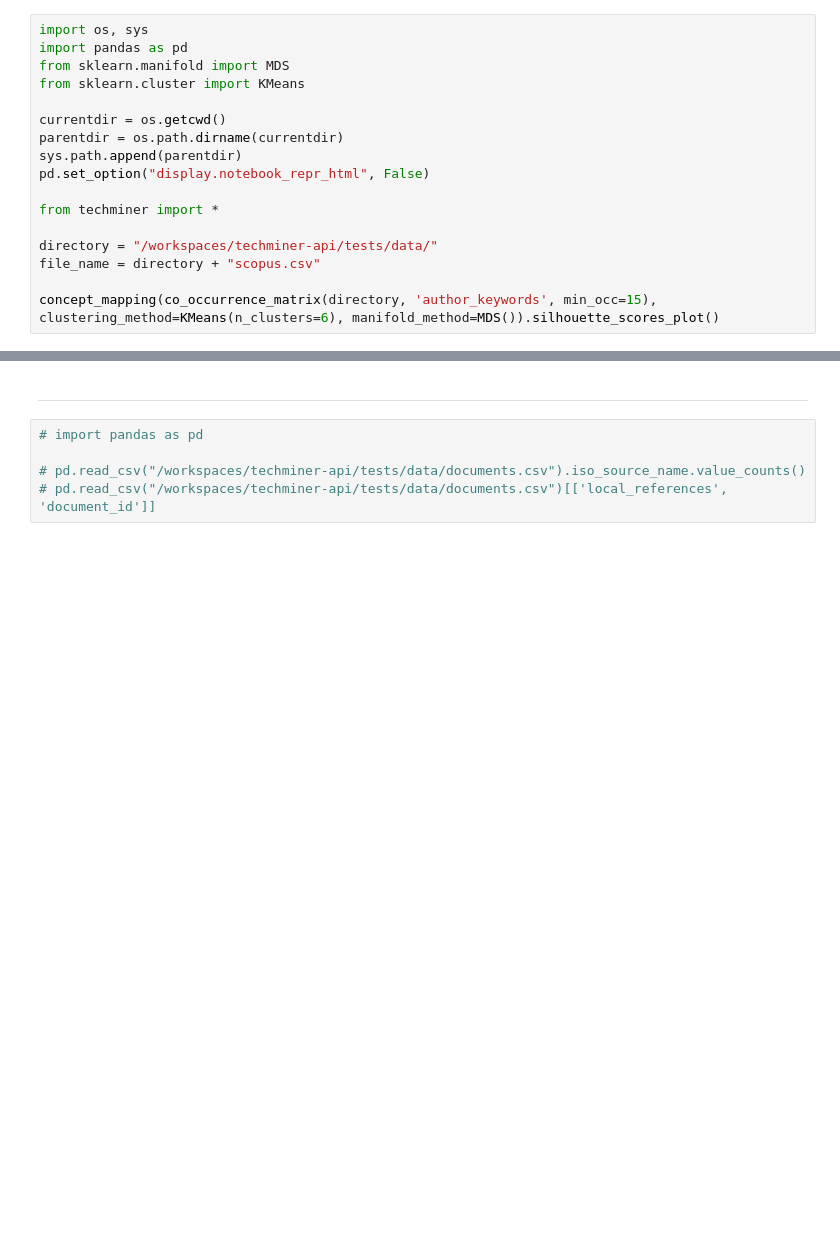
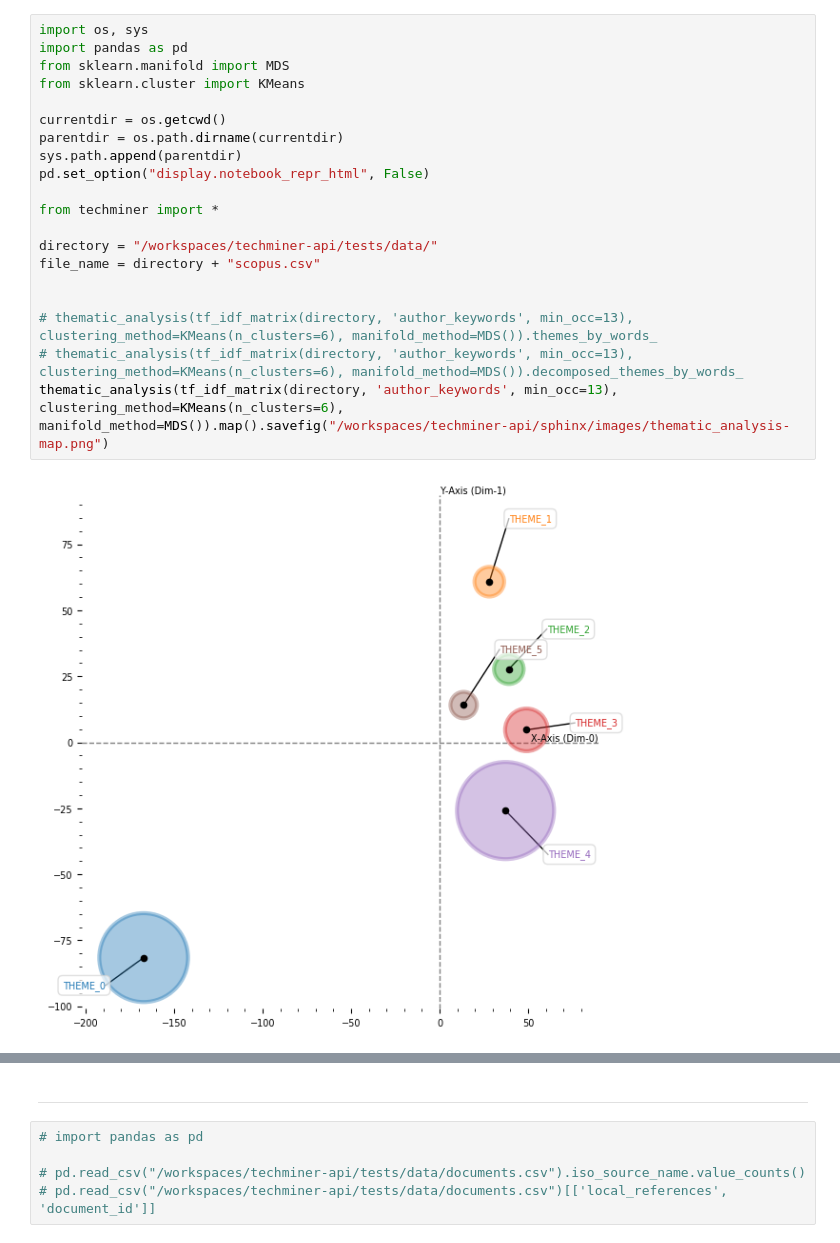
Before and after one commit to jdvelasq/techminer2, a Jupyter notebook: notebooks/debug.ipynb, the cells around one changed output, grey strips where cells are left out. Cells and saved outputs as stored; diff of their text form; blank space fills up the shorter version.

Commit message:
thematic analysis

```diff
--- a/notebooks/debug.ipynb
+++ b/notebooks/debug.ipynb
@@ -1,20 +1,25 @@
 # %%
 import os, sys
 import pandas as pd
 from sklearn.manifold import MDS
 from sklearn.cluster import KMeans
 
 currentdir = os.getcwd()
 parentdir = os.path.dirname(currentdir)
 sys.path.append(parentdir)
 pd.set_option("display.notebook_repr_html", False)
 
 from techminer import *
 
 directory = "/workspaces/techminer-api/tests/data/"
 file_name = directory + "scopus.csv"
 
-concept_mapping(co_occurrence_matrix(directory, 'author_keywords', min_occ=15), clustering_method=KMeans(n_clusters=6), manifold_method=MDS()).silhouette_scores_plot()
+
+# thematic_analysis(tf_idf_matrix(directory, 'author_keywords', min_occ=13), clustering_method=KMeans(n_clusters=6), manifold_method=MDS()).themes_by_words_
+# thematic_analysis(tf_idf_matrix(directory, 'author_keywords', min_occ=13), clustering_method=KMeans(n_clusters=6), manifold_method=MDS()).decomposed_themes_by_words_
+thematic_analysis(tf_idf_matrix(directory, 'author_keywords', min_occ=13), clustering_method=KMeans(n_clusters=6), manifold_method=MDS()).map().savefig("/workspaces/techminer-api/sphinx/images/thematic_analysis-map.png")
+# %% [output]
+[figure, added]
 # %%
 # annual_indicators()
 # annual_scientific_production().plot()
```
Also changed, not shown: parts of 1 cell of this notebook, 5 other files.
